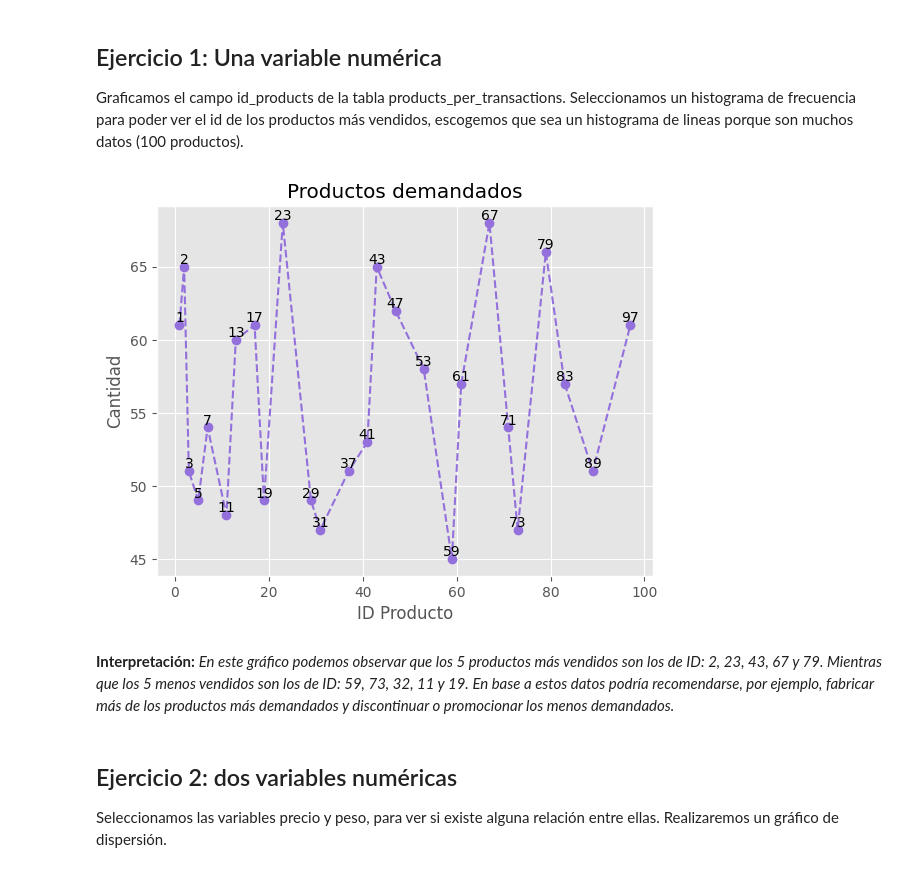
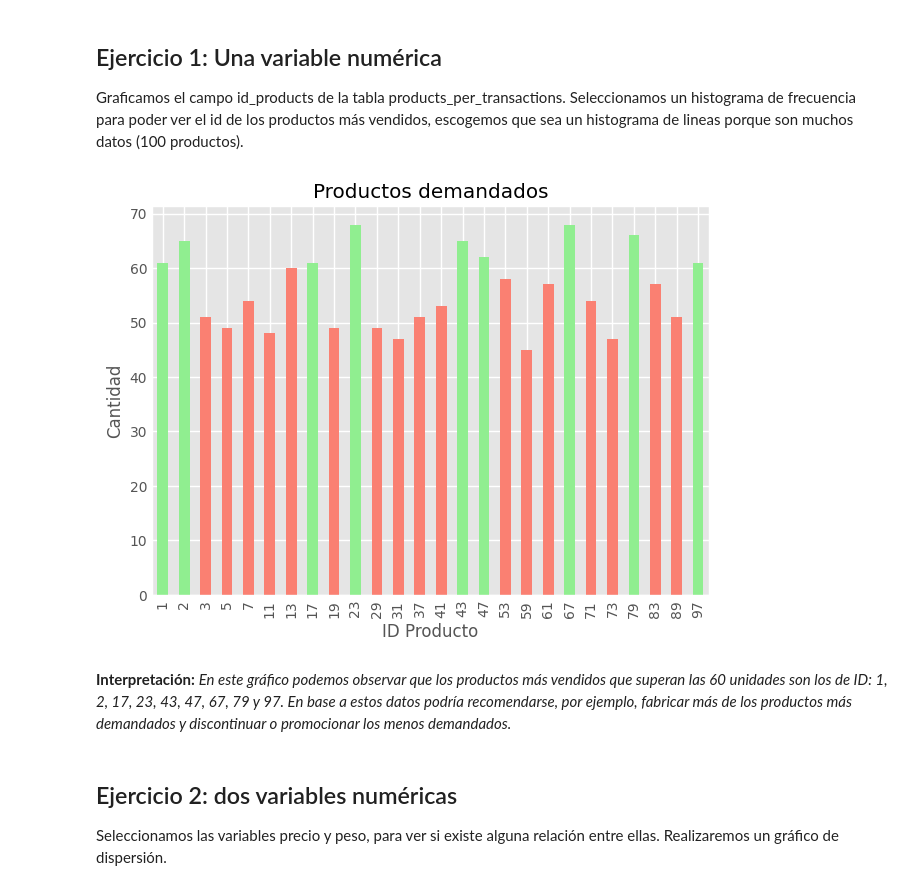
Before and after one commit to micagiaroli/08.01, a Jupyter notebook: Giaroli - Sprint 8.1.ipynb, the cells around one changed output. Saved outputs shown, nothing was run; the diff lists cells and outputs as text; code cells hidden in the pictures.

```diff
--- a/Giaroli - Sprint 8.1.ipynb
+++ b/Giaroli - Sprint 8.1.ipynb
@@ -91,36 +91,34 @@ Seleccionamos un histograma de frecuencia para poder ver el id de los productos
 # %%
 # Importamos librerías
 import matplotlib.pyplot as plt
 import pandas as pd
 
 plt.style.use('ggplot') #damos formato de estilo al gráfico
 
 # Obtenemos los datos de los campos 'id_product' de la tabla 'product_per_transactions'
 id_product = df['products_per_transactions']['id_product']
 
 # Contamos las ocurrencias de cada id_product y las ordenamos para que estén ascendentes
 product_counts = id_product.value_counts().sort_index()
 
-# Creamos el gráfico de líneas, con marcadores y línea punteada de color
-plt.plot(product_counts.index, product_counts.values, marker='o', linestyle='--', color='mediumpurple')
+# Creamos una variable para darle color sólo para los id de producto que se hayan vendido más de 60 unidades
+color = ['lightgreen' if count > 60 else 'salmon'for count in product_counts]
 
-# Añadimos etiquetas a cada punto del histograma lineal
-for i, id in enumerate(product_counts.index):
-    plt.text(id, product_counts.values[i], str(id), ha='center', va='bottom')
+# Creamos el gráfico de líneas
+product_counts.plot(kind='bar', color = color)
 
 # Añadimos etiquetas y título
 plt.xlabel('ID Producto')  # Etiqueta para el eje x
 plt.ylabel('Cantidad')   # Etiqueta para el eje y
 plt.title('Productos demandados')
 
 # Mostramos el gráfico
 plt.show()
 # %% [output]
-[figure, old version]
+[figure, new version]
 # %% [markdown]
 **Interpretación:**
-*En este gráfico podemos observar que los 5 productos más vendidos son los de ID: 2, 23, 43, 67 y 79.
-Mientras que los 5 menos vendidos son los de ID: 59, 73, 32, 11 y 19.
+*En este gráfico podemos observar que los productos más vendidos que superan las 60 unidades son los de ID: 1, 2, 17, 23, 43, 47, 67, 79 y 97.
 En base a estos datos podría recomendarse, por ejemplo, fabricar más de los productos más demandados y discontinuar o promocionar los menos demandados.*
 # %% [markdown]
 ## Ejercicio 2: dos variables numéricas
```
Also changed, not shown: parts of 12 cells of this notebook.
